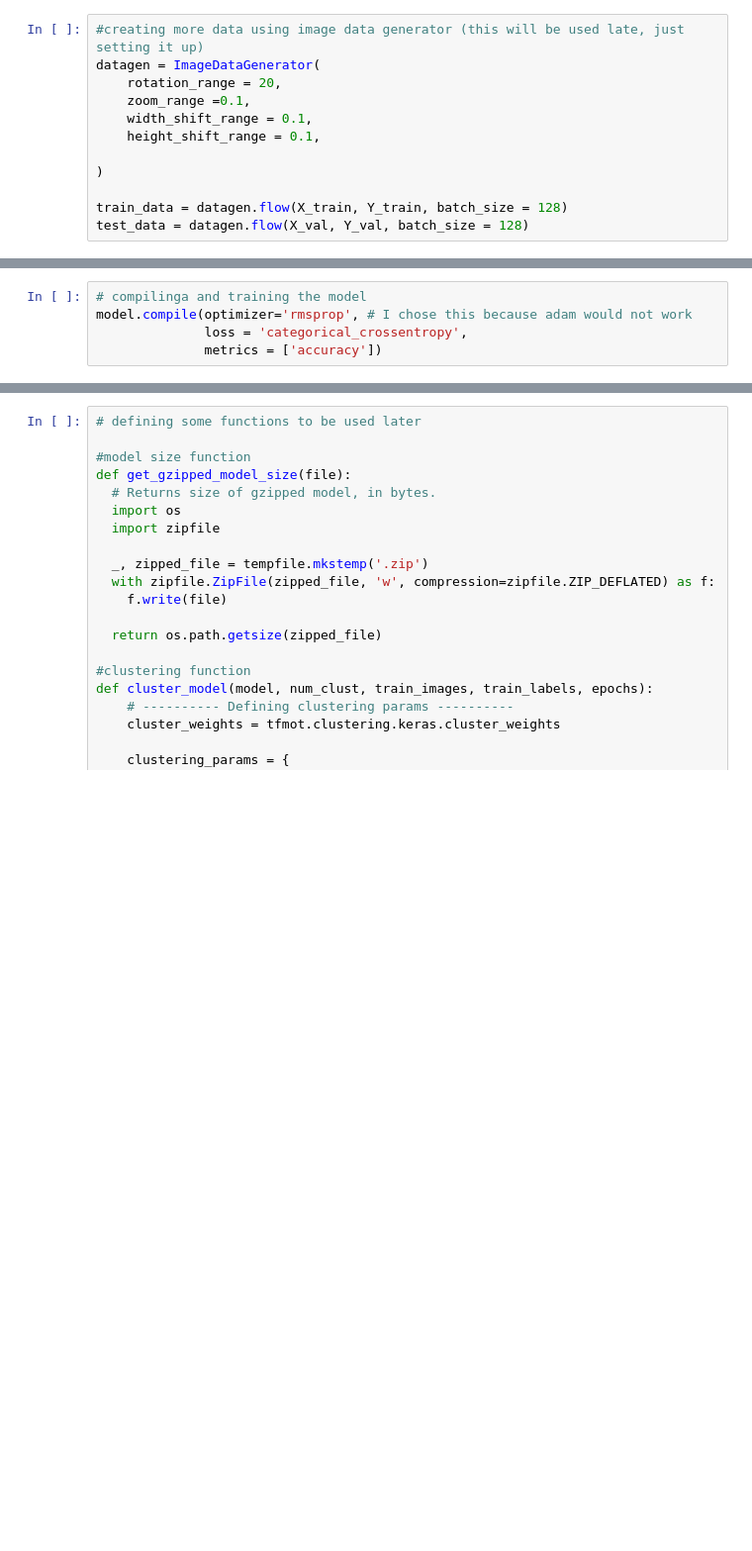
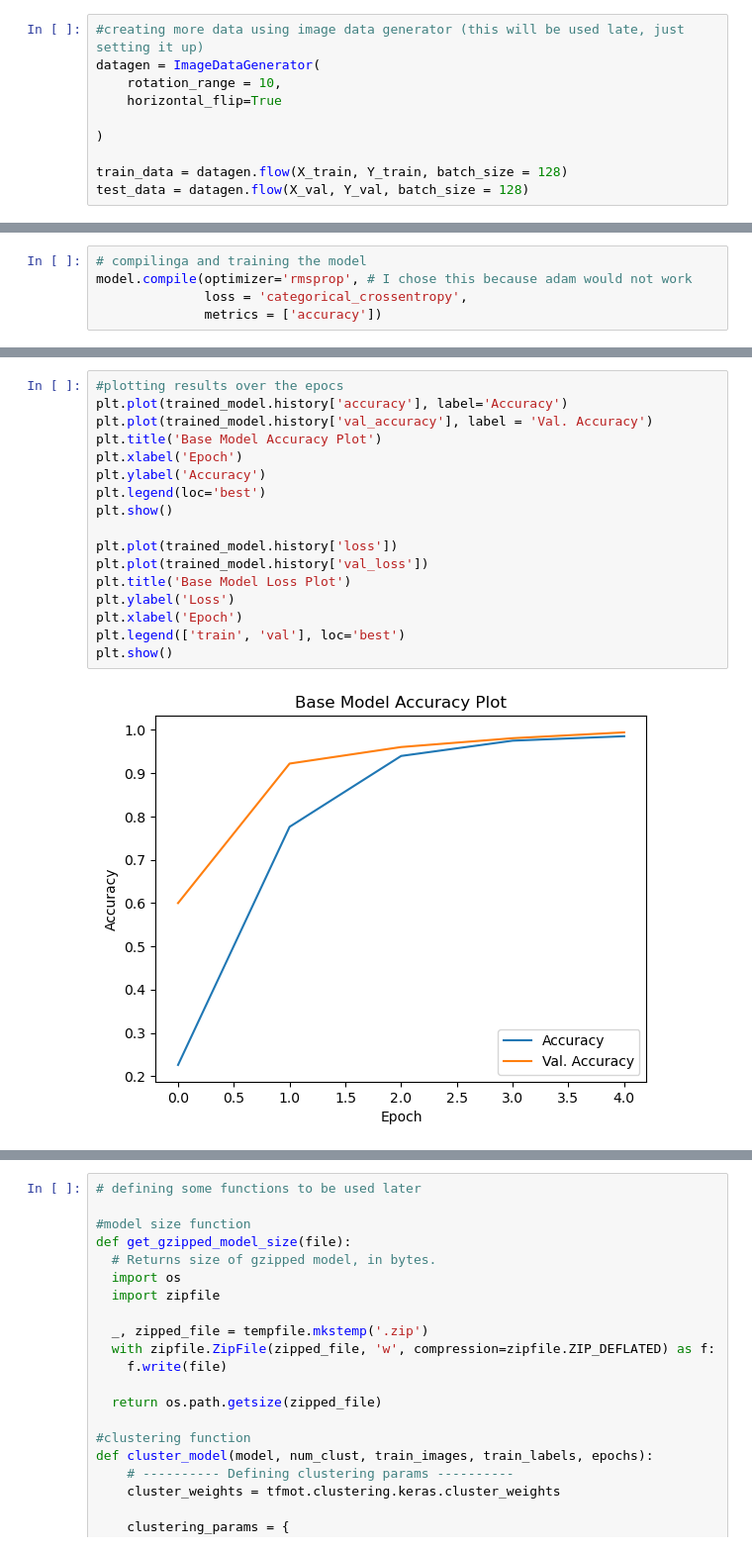
Before and after one commit to maxwellnorris33/ENDG511_Final_Project, a Jupyter notebook: Sign_language_model.ipynb, the cells around one changed output, grey strips where cells are left out. Shown at 99% size. Cells and saved outputs as stored; diff of their text form; blank space fills up the shorter version.

```diff
--- a/Sign_language_model.ipynb
+++ b/Sign_language_model.ipynb
@@ -101,10 +104,8 @@ y_test shape (2746, 25)
 # %%
 #creating more data using image data generator (this will be used late, just setting it up)
 datagen = ImageDataGenerator(
-    rotation_range = 20,
-    zoom_range =0.1,
-    width_shift_range = 0.1,
-    height_shift_range = 0.1,
+    rotation_range = 10,
+    horizontal_flip=True
 
 )
 
@@ -164,0 +168,19 @@ Epoch 5/5
+# %%
+#plotting results over the epocs
+plt.plot(trained_model.history['accuracy'], label='Accuracy')
+plt.plot(trained_model.history['val_accuracy'], label = 'Val. Accuracy')
+plt.title('Base Model Accuracy Plot')
+plt.xlabel('Epoch')
+plt.ylabel('Accuracy')
+plt.legend(loc='best')
+plt.show()
+
+plt.plot(trained_model.history['loss'])
+plt.plot(trained_model.history['val_loss'])
+plt.title('Base Model Loss Plot')
+plt.ylabel('Loss')
+plt.xlabel('Epoch')
+plt.legend(['train', 'val'], loc='best')
+plt.show()
+# %% [output]
+[figure, added]
```
Also changed, not shown: parts of 20 cells of this notebook, 28 other files.
